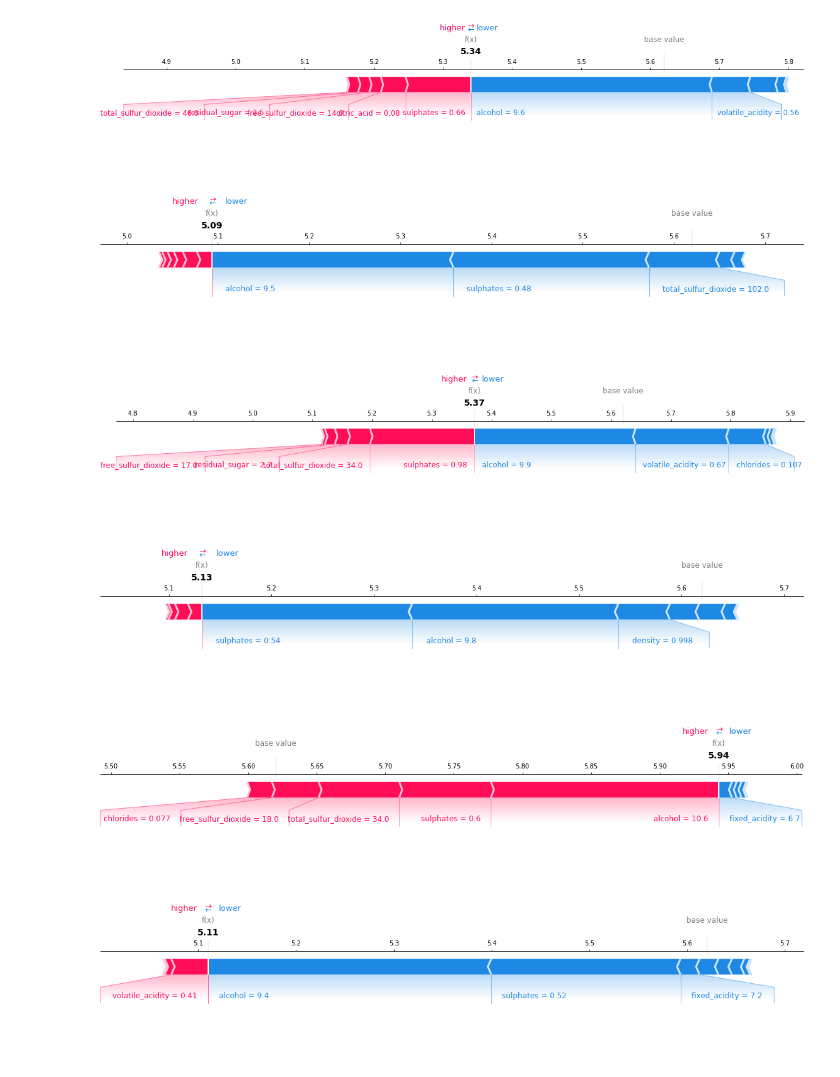
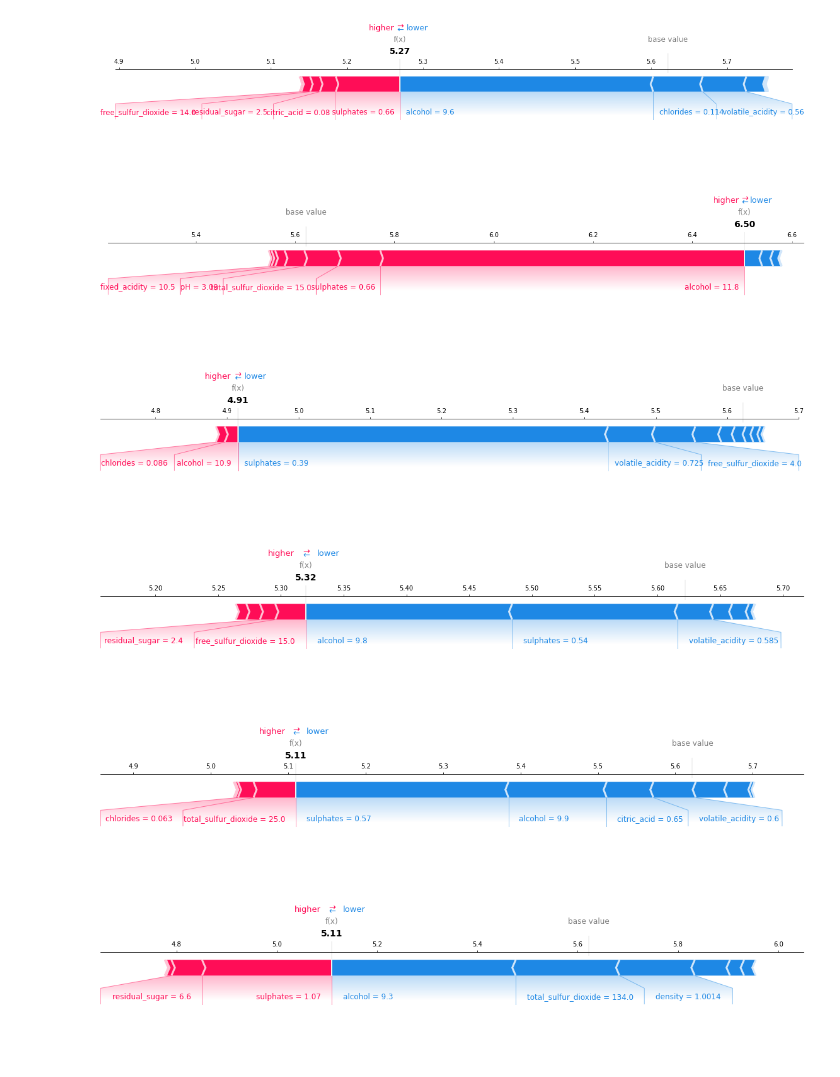
Before and after one commit to DanielCastriani/Red-Wine-Quality, a Jupyter notebook: notebooks/model_regression.ipynb, the cells around one changed output. Drawn from its saved outputs; the diff is of its cells as text; code cells hidden in the pictures.

```diff
--- a/notebooks/model_regression.ipynb
+++ b/notebooks/model_regression.ipynb
@@ -36,12 +36,13 @@ mean_absolute_error(y_test, y_pred)
 # %%
 param_grid = {
     'n_jobs': [-1],
-    'n_estimators': list(range(50, 250, 50)),
-    'max_depth': [None, 10, 20],
-    'min_samples_split': list(range(2, 10, 4)),
-    'min_samples_leaf': list(range(1, 10, 4)),
+    'n_estimators': list(range(50, 400, 50)),
+    'max_depth': [None, 10, 20, 30],
+    'min_samples_split': list(range(2, 10, 3)),
+    'min_samples_leaf': list(range(1, 10, 3)),
 }
 
 params_list = generate_combination(param_grid)
+print('total itter: ', len(params_list))
 param_grid
 # %% [output]
@@ -96,7 +98,4 @@ for i, params in enumerate(params_list):
         print(log_table.format(i + 1, total_itter, error, calculate_elapsed_time(ini), calculate_elapsed_time(ini_exp)))
 
         hist.append([error, params])
-
-    if i > 5:
-        break
 # %% [output]
@@ -111,5 +119,5 @@ for i, params in enumerate(params_list):
 # %%
-hist = sorted(hist, key=lambda x: x[0], reverse=True)
+hist = sorted(hist, key=lambda x: x[0])
 best_param = hist[0][1]
 best_param
 # %% [output]
@@ -137,0 +146,5 @@ shap_report(model, x_test, show=True)
+# %%
+explainer = shap.Explainer(model)
+shap_values = explainer(x_test)
+
+shap.plots.bar(shap_values)
@@ -138,18 +153,18 @@ shap_report(model, x_test, show=True)
 # %%
 
 
-for i in range(10):
+for i in range(0, 100, 10):
 
     sample = pd.DataFrame(x_test.iloc[i]).T
 
     explainer = shap.Explainer(model)
     shap_values = explainer(sample)
 
     shap.plots.force(shap_values[0], matplotlib=True)
 # %% [output]
-[figure, old version]
+[figure, new version]
-[figure, old version]
+[figure, new version]
-[figure, old version]
+[figure, new version]
-[figure, old version]
+[figure, new version]
-[figure, old version]
+[figure, new version]
-[figure, old version]
+[figure, new version]
```
Also changed, not shown: parts of 7 cells of this notebook, 2 other files.
